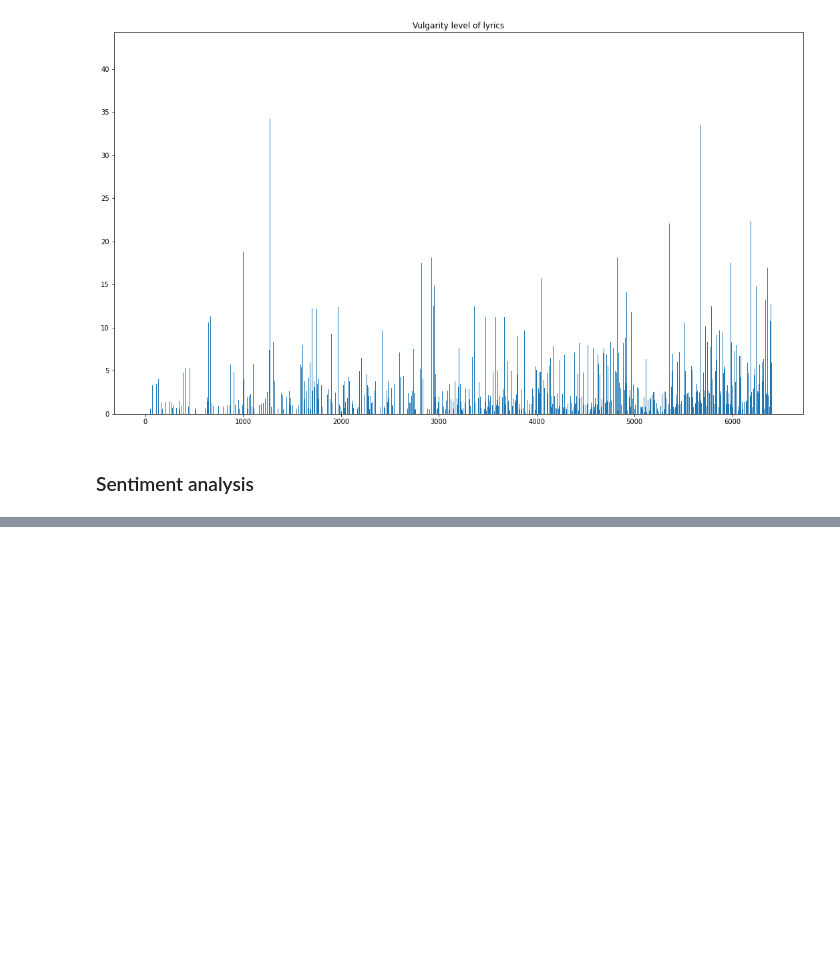
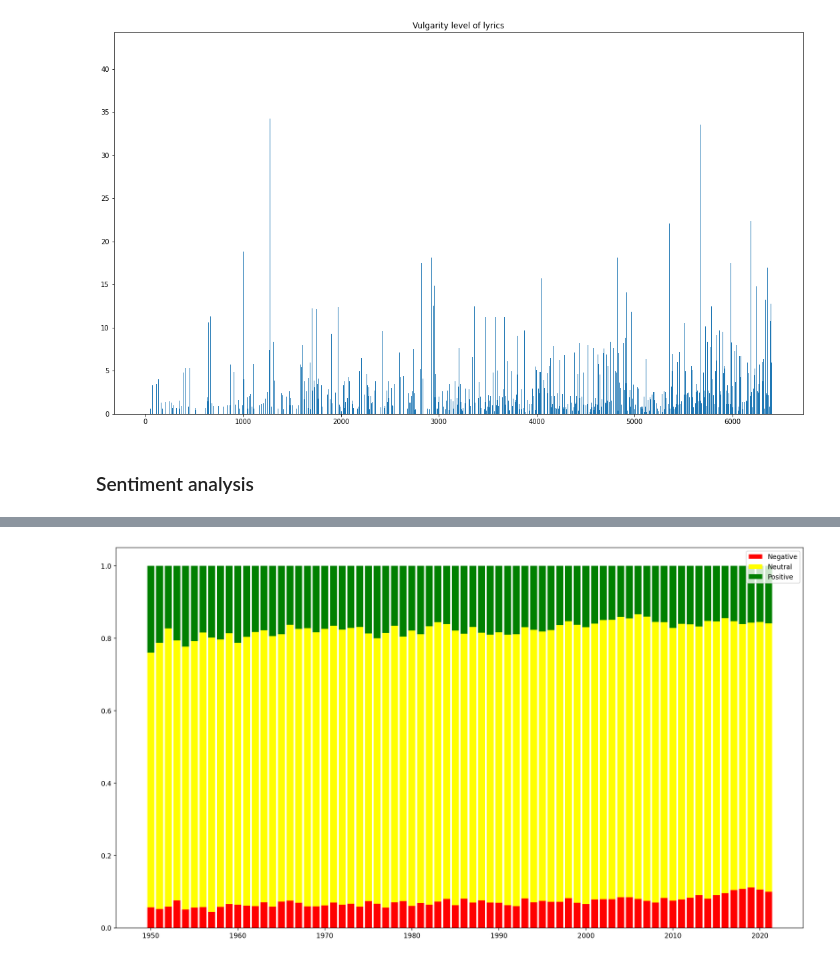
Before and after one commit to alsarna/lyrics_nlp, a Jupyter notebook: lyrics_analysis.ipynb, the cells around one changed output, grey strips where cells are left out. Drawn from its saved outputs; the diff is of its cells as text; code cells hidden in the pictures; blank space fills up the shorter version.

```diff
--- a/lyrics_analysis.ipynb
+++ b/lyrics_analysis.ipynb
@@ -237 +247,10 @@ display(analyzed_data_range)
+# %%
+plt.figure(figsize=(18.5, 10.5), dpi=200)
+plt.bar(analyzed_data_range['Year'], analyzed_data_range['Negative'], color = 'red', label = 'Negative')
+plt.bar(analyzed_data_range['Year'], analyzed_data_range['Neutral'], color = 'yellow', bottom = analyzed_data_range['Negative'].values, label = 'Neutral')
+plt.bar(analyzed_data_range['Year'], analyzed_data_range['Positive'], color = 'green', bottom = list(np.add(analyzed_data_range['Negative'].values, analyzed_data_range['Neutral'].values)), label = "Positive")
+plt.legend()
+plt.show()
+# %% [output]
+[figure, added]
 # %%
```
Also changed, not shown: parts of 8 cells of this notebook.
